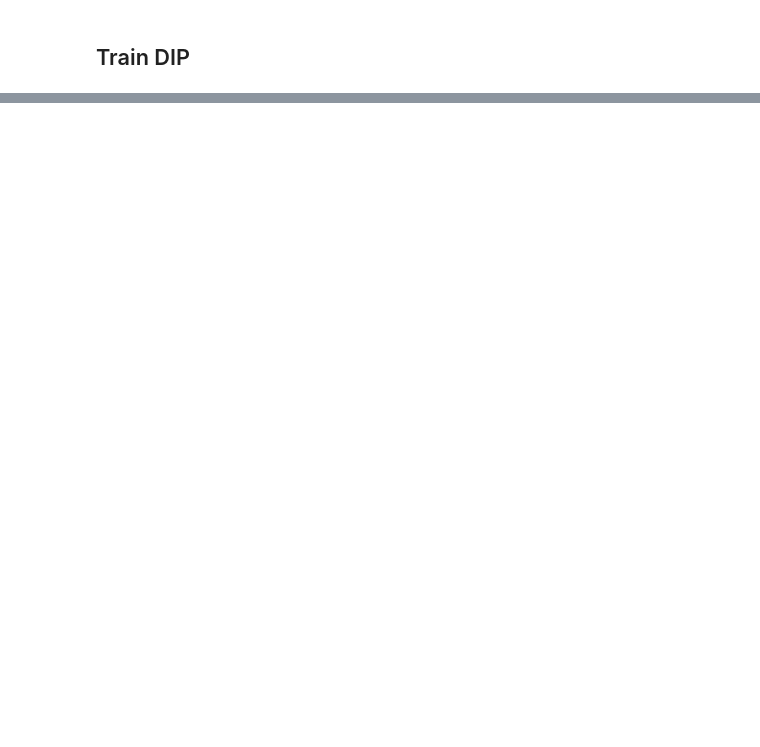
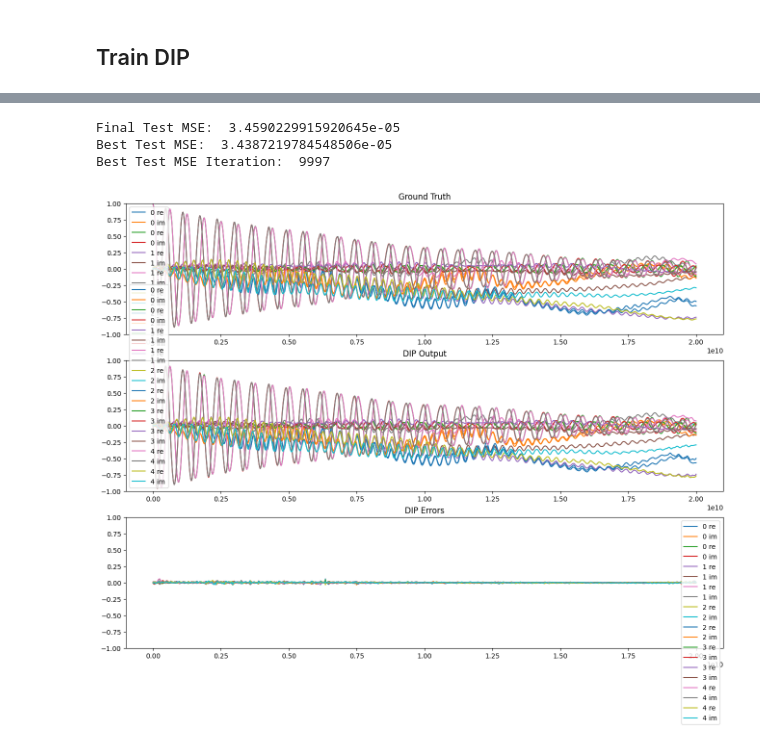
Before and after one commit to VarunGorti/CurveFitting-DIP, a Jupyter notebook: RESUNET_V4.ipynb, the cells around one changed output, grey strips where cells are left out. Drawn from its saved outputs; the diff is of its cells as text; code cells hidden in the pictures; blank space fills up the shorter version.

```diff
--- a/RESUNET_V4.ipynb
+++ b/RESUNET_V4.ipynb
@@ -187,7 +271,11 @@ tic = time.time()
 for i in range(NUM_ITER):
     optim.zero_grad()
 
-    out = net.forward_with_z(0.1*(NUM_ITER-i)/NUM_ITER)
+    if NOISY_INPUT:
+        out = net.forward_with_z(CUR_NOISE_LEVEL)
+        CUR_NOISE_LEVEL *= NOISE_DECAY_FACTOR
+    else:
+        out = net.forward_with_z()
 
     train_error = criterion(out, y)
     if REG_HYPERPARAM > 0:
@@ -215,4 +303,6 @@ for i in range(NUM_ITER):
             toc = time.time()
             print("ITER ", str(i))
             print("TIME: ", str(toc - tic))
+            if NOISY_INPUT:
+                print("NOISE LEVEL: ", CUR_NOISE_LEVEL)
             print()
@@ -252,10 +368,39 @@ plt.show()
-# %%
-plt.figure()
-for i in range(N_SPARAMS):
-    plt.plot(gt_freqs, out[0,2*i].detach().cpu(), label=str(i)+" Re")
-    plt.plot(gt_freqs, out[0,2*i+1].detach().cpu(), label=str(i)+" Im")
-if N_SPARAMS <= 10:
-    plt.legend()
-plt.title("DIP Output Complex Representation")
-plt.xlabel("Frequency")
-plt.show()
+# %%
+print("Final Test MSE: ", test_mses[-1])
+print("Best Test MSE: ", np.min(test_mses))
+print("Best Test MSE Iteration: ", np.argmin(test_mses))
+# %% [output]
+Final Test MSE:  3.4590229915920645e-05
+Best Test MSE:  3.4387219784548506e-05
+Best Test MSE Iteration:  9997
+# %%
+dip_errors = x - out
+
+fig, axes = plt.subplots(3,1, figsize=(16, 12))
+axes = axes.flatten()
+
+for i in range(N_SPARAMS):
+    axes[0].plot(gt_freqs, x[0,2*i].cpu(), label=str(i//2)+" re")
+    axes[0].plot(gt_freqs, x[0,2*i+1].cpu(), label=str(i//2)+" im")
+axes[0].set_title("Ground Truth")
+axes[0].set_ylim(-1,1)
+if N_SPARAMS <= 10:
+    axes[0].legend()
+
+for i in range(N_SPARAMS):
+    axes[1].plot(gt_freqs, out[0,2*i].detach().cpu(), label=str(i//2)+" re")
+    axes[1].plot(gt_freqs, out[0,2*i+1].detach().cpu(), label=str(i//2)+" im")
+axes[1].set_title("DIP Output")
+axes[1].set_ylim(-1,1)
+if N_SPARAMS <= 10:
+    axes[1].legend()
+
+for i in range(N_SPARAMS):
+    axes[2].plot(gt_freqs, dip_errors[0,2*i].detach().cpu(), label=str(i//2)+" re")
+    axes[2].plot(gt_freqs, dip_errors[0,2*i+1].detach().cpu(), label=str(i//2)+" im")
+axes[2].set_title("DIP Errors")
+axes[2].set_ylim(-1,1)
+if N_SPARAMS <= 10:
+    axes[2].legend()
+# %% [output]
+[figure, added]
```
Also changed, not shown: parts of 22 cells of this notebook.
